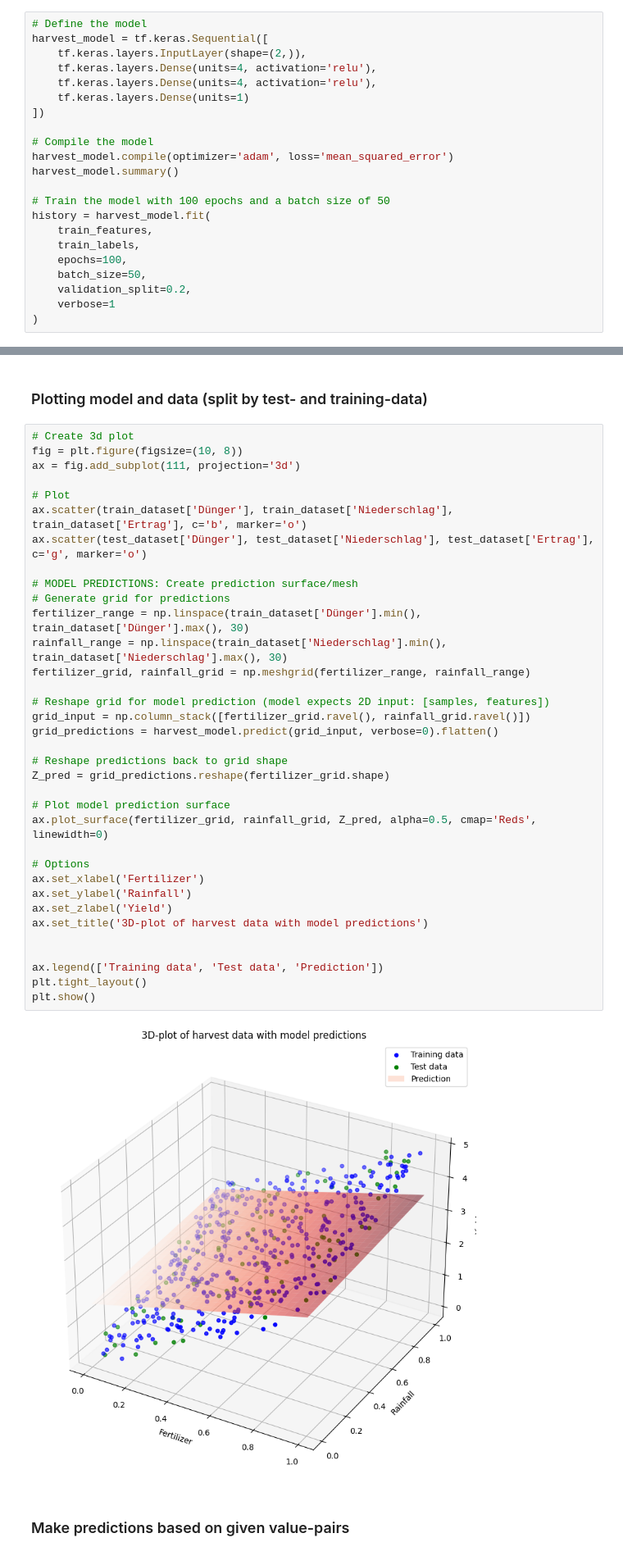
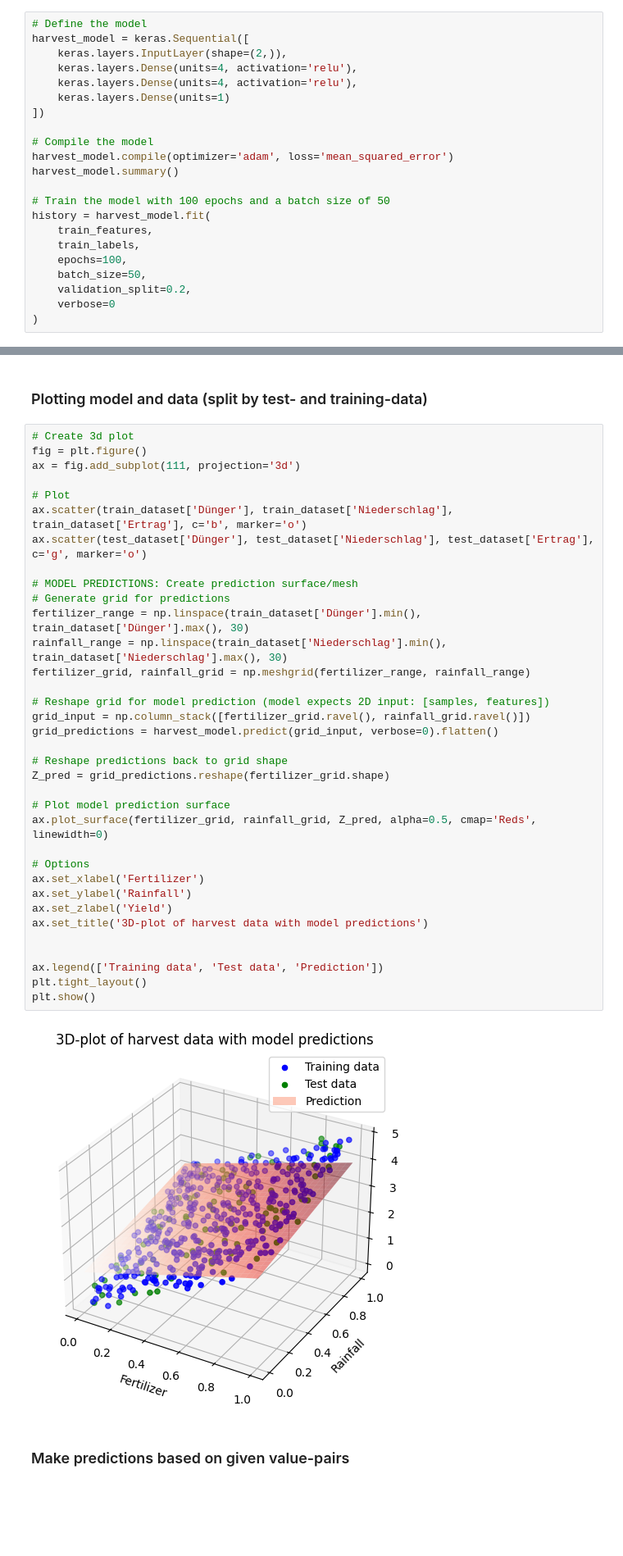
Before and after one commit to leto-git/deep-learning-programming-tasks, a Jupyter notebook: DL_Tasks.ipynb, the cells around one changed output, grey strips where cells are left out. Shown at 82% size. Saved outputs shown, nothing was run; the diff lists cells and outputs as text; blank space fills up the shorter version.

```diff
--- a/DL_Tasks.ipynb
+++ b/DL_Tasks.ipynb
@@ -120,11 +131,11 @@ In order for `summary()` to show the output shape and number of parameters, it w
 This layer is not necassary for the training of the model itself.
 # %%
 # Define the model
-harvest_model = tf.keras.Sequential([
-    tf.keras.layers.InputLayer(shape=(2,)),
-    tf.keras.layers.Dense(units=4, activation='relu'),
-    tf.keras.layers.Dense(units=4, activation='relu'),
-    tf.keras.layers.Dense(units=1)
+harvest_model = keras.Sequential([
+    keras.layers.InputLayer(shape=(2,)),
+    keras.layers.Dense(units=4, activation='relu'),
+    keras.layers.Dense(units=4, activation='relu'),
+    keras.layers.Dense(units=1)
 ])
 
 # Compile the model
@@ -138,6 +149,6 @@ history = harvest_model.fit(
     epochs=100,
     batch_size=50,
     validation_split=0.2,
-    verbose=1
+    verbose=0
 )
 # %% [output]
@@ -181,41 +175,41 @@ plt.show()
 ### Plotting model and data (split by test- and training-data)
 # %%
 # Create 3d plot
-fig = plt.figure(figsize=(10, 8))
+fig = plt.figure()
 ax = fig.add_subplot(111, projection='3d')
 
 # Plot
 ax.scatter(train_dataset['Dünger'], train_dataset['Niederschlag'], train_dataset['Ertrag'], c='b', marker='o')
 ax.scatter(test_dataset['Dünger'], test_dataset['Niederschlag'], test_dataset['Ertrag'], c='g', marker='o')
 
 # MODEL PREDICTIONS: Create prediction surface/mesh
 # Generate grid for predictions
 fertilizer_range = np.linspace(train_dataset['Dünger'].min(), train_dataset['Dünger'].max(), 30)
 rainfall_range = np.linspace(train_dataset['Niederschlag'].min(), train_dataset['Niederschlag'].max(), 30)
 fertilizer_grid, rainfall_grid = np.meshgrid(fertilizer_range, rainfall_range)
 
 # Reshape grid for model prediction (model expects 2D input: [samples, features])
 grid_input = np.column_stack([fertilizer_grid.ravel(), rainfall_grid.ravel()])
 grid_predictions = harvest_model.predict(grid_input, verbose=0).flatten()
 
 # Reshape predictions back to grid shape
 Z_pred = grid_predictions.reshape(fertilizer_grid.shape)
 
 # Plot model prediction surface
 ax.plot_surface(fertilizer_grid, rainfall_grid, Z_pred, alpha=0.5, cmap='Reds', linewidth=0)
 
 # Options
 ax.set_xlabel('Fertilizer')
 ax.set_ylabel('Rainfall')
 ax.set_zlabel('Yield')
 ax.set_title('3D-plot of harvest data with model predictions')
 
 
 ax.legend(['Training data', 'Test data', 'Prediction'])
 plt.tight_layout()
 plt.show()
 # %% [output]
-[figure, old version]
+[figure, new version]
 # %% [markdown]
 ### Make predictions based on given value-pairs
 # %%
```
Also changed, not shown: parts of 19 cells of this notebook.
